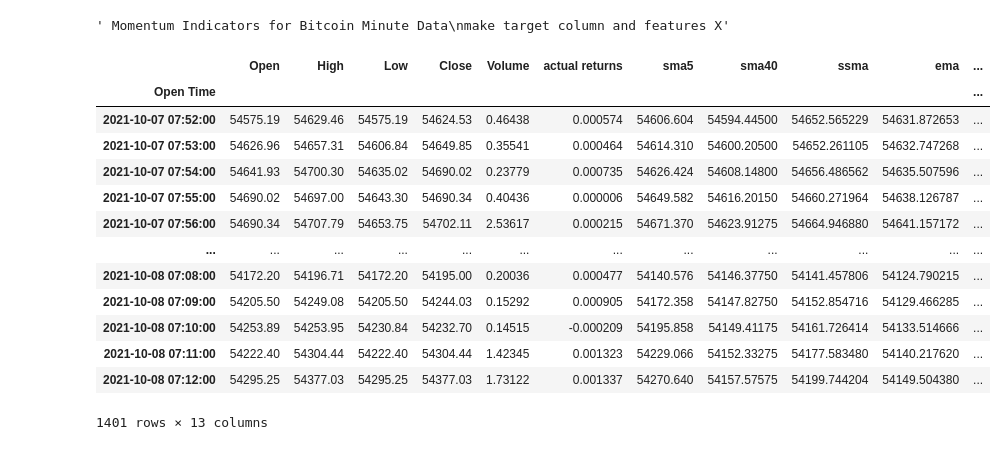
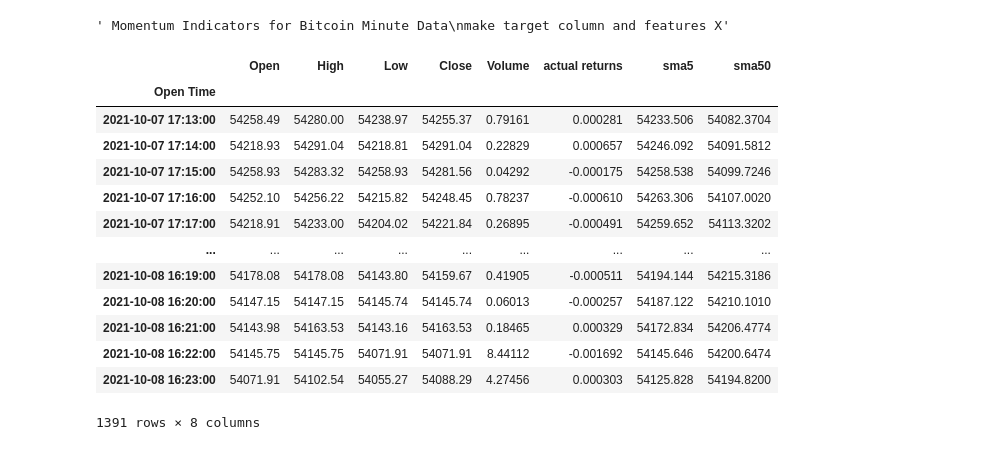
Before and after one commit to nathanduft44/crypto_freq_trade, a Jupyter notebook: Nathan_workspace/ohlcvcsv_crypto_data.ipynb, the cells around one changed output. Cells and saved outputs as stored; diff of their text form; code cells hidden in the pictures.

```diff
--- a/Nathan_workspace/ohlcvcsv_crypto_data.ipynb
+++ b/Nathan_workspace/ohlcvcsv_crypto_data.ipynb
@@ -296,34 +300,34 @@ make target column and features X"""
 # %%
 # TA for btc minute data
 short_window=5
-long_window=40
+long_window=50
 # get the actual minute % returns
 btc_ohlcv_minute["actual returns"] = btc_ohlcv_minute["Close"].pct_change().dropna()
 # Simple Moving Average(SMA)
 btc_ohlcv_minute['sma5'] = ta.sma(btc_ohlcv_minute["Close"], short_window)
-btc_ohlcv_minute['sma40'] = ta.sma(btc_ohlcv_minute["Close"], long_window)
+btc_ohlcv_minute['sma50'] = ta.sma(btc_ohlcv_minute["Close"], long_window)
 # Additional Technical Indicators
-btc_ohlcv_minute['ssma'] = TA.SSMA(btc_ohlcv_minute)
-btc_ohlcv_minute['ema'] = TA.EMA(btc_ohlcv_minute, 50)
-btc_ohlcv_minute['dema'] = TA.DEMA(btc_ohlcv_minute)
-btc_ohlcv_minute['tema'] = TA.TEMA(btc_ohlcv_minute)
-btc_ohlcv_minute['trima'] = TA.TRIMA(btc_ohlcv_minute)
+# btc_ohlcv_minute['ssma'] = TA.SSMA(btc_ohlcv_minute)
+# btc_ohlcv_minute['ema'] = TA.EMA(btc_ohlcv_minute, 50)
+# btc_ohlcv_minute['dema'] = TA.DEMA(btc_ohlcv_minute)
+# btc_ohlcv_minute['tema'] = TA.TEMA(btc_ohlcv_minute)
+# btc_ohlcv_minute['trima'] = TA.TRIMA(btc_ohlcv_minute)
 btc_ohlcv_minute.dropna()
 # %% [output]
-|  | Open | High | Low | Close | Volume | actual returns | sma5 | sma40 | ssma | ema | ... |
-| Open Time |  |  |  |  |  |  |  |  |  |  | ... |
-| 2021-10-07 07:52:00 | 54575.19 | 54629.46 | 54575.19 | 54624.53 | 0.46438 | 0.000574 | 54606.604 | 54594.44500 | 54652.565229 | 54631.872653 | ... |
-| 2021-10-07 07:53:00 | 54626.96 | 54657.31 | 54606.84 | 54649.85 | 0.35541 | 0.000464 | 54614.310 | 54600.20500 | 54652.261105 | 54632.747268 | ... |
-| 2021-10-07 07:54:00 | 54641.93 | 54700.30 | 54635.02 | 54690.02 | 0.23779 | 0.000735 | 54626.424 | 54608.14800 | 54656.486562 | 54635.507596 | ... |
-| 2021-10-07 07:55:00 | 54690.02 | 54697.00 | 54643.30 | 54690.34 | 0.40436 | 0.000006 | 54649.582 | 54616.20150 | 54660.271964 | 54638.126787 | ... |
-| 2021-10-07 07:56:00 | 54690.34 | 54707.79 | 54653.75 | 54702.11 | 2.53617 | 0.000215 | 54671.370 | 54623.91275 | 54664.946880 | 54641.157172 | ... |
-| ... | ... | ... | ... | ... | ... | ... | ... | ... | ... | ... | ... |
-| 2021-10-08 07:08:00 | 54172.20 | 54196.71 | 54172.20 | 54195.00 | 0.20036 | 0.000477 | 54140.576 | 54146.37750 | 54141.457806 | 54124.790215 | ... |
-| 2021-10-08 07:09:00 | 54205.50 | 54249.08 | 54205.50 | 54244.03 | 0.15292 | 0.000905 | 54172.358 | 54147.82750 | 54152.854716 | 54129.466285 | ... |
-| 2021-10-08 07:10:00 | 54253.89 | 54253.95 | 54230.84 | 54232.70 | 0.14515 | -0.000209 | 54195.858 | 54149.41175 | 54161.726414 | 54133.514666 | ... |
-| 2021-10-08 07:11:00 | 54222.40 | 54304.44 | 54222.40 | 54304.44 | 1.42345 | 0.001323 | 54229.066 | 54152.33275 | 54177.583480 | 54140.217620 | ... |
-| 2021-10-08 07:12:00 | 54295.25 | 54377.03 | 54295.25 | 54377.03 | 1.73122 | 0.001337 | 54270.640 | 54157.57575 | 54199.744204 | 54149.504380 | ... |
+|  | Open | High | Low | Close | Volume | actual returns | sma5 | sma50 |
+| Open Time |  |  |  |  |  |  |  |  |
+| 2021-10-07 17:13:00 | 54258.49 | 54280.00 | 54238.97 | 54255.37 | 0.79161 | 0.000281 | 54233.506 | 54082.3704 |
+| 2021-10-07 17:14:00 | 54218.93 | 54291.04 | 54218.81 | 54291.04 | 0.22829 | 0.000657 | 54246.092 | 54091.5812 |
+| 2021-10-07 17:15:00 | 54258.93 | 54283.32 | 54258.93 | 54281.56 | 0.04292 | -0.000175 | 54258.538 | 54099.7246 |
+| 2021-10-07 17:16:00 | 54252.10 | 54256.22 | 54215.82 | 54248.45 | 0.78237 | -0.000610 | 54263.306 | 54107.0020 |
+| 2021-10-07 17:17:00 | 54218.91 | 54233.00 | 54204.02 | 54221.84 | 0.26895 | -0.000491 | 54259.652 | 54113.3202 |
+| ... | ... | ... | ... | ... | ... | ... | ... | ... |
+| 2021-10-08 16:19:00 | 54178.08 | 54178.08 | 54143.80 | 54159.67 | 0.41905 | -0.000511 | 54194.144 | 54215.3186 |
+| 2021-10-08 16:20:00 | 54147.15 | 54147.15 | 54145.74 | 54145.74 | 0.06013 | -0.000257 | 54187.122 | 54210.1010 |
+| 2021-10-08 16:21:00 | 54143.98 | 54163.53 | 54143.16 | 54163.53 | 0.18465 | 0.000329 | 54172.834 | 54206.4774 |
+| 2021-10-08 16:22:00 | 54145.75 | 54145.75 | 54071.91 | 54071.91 | 8.44112 | -0.001692 | 54145.646 | 54200.6474 |
+| 2021-10-08 16:23:00 | 54071.91 | 54102.54 | 54055.27 | 54088.29 | 4.27456 | 0.000303 | 54125.828 | 54194.8200 |
-1401 rows × 13 columns
+1391 rows × 8 columns
 # %%
 # Create a column to hold the trading signal
 btc_ohlcv_minute['Signal'] = 0.0
```
Also changed, not shown: parts of 16 cells of this notebook, 1 other file.
